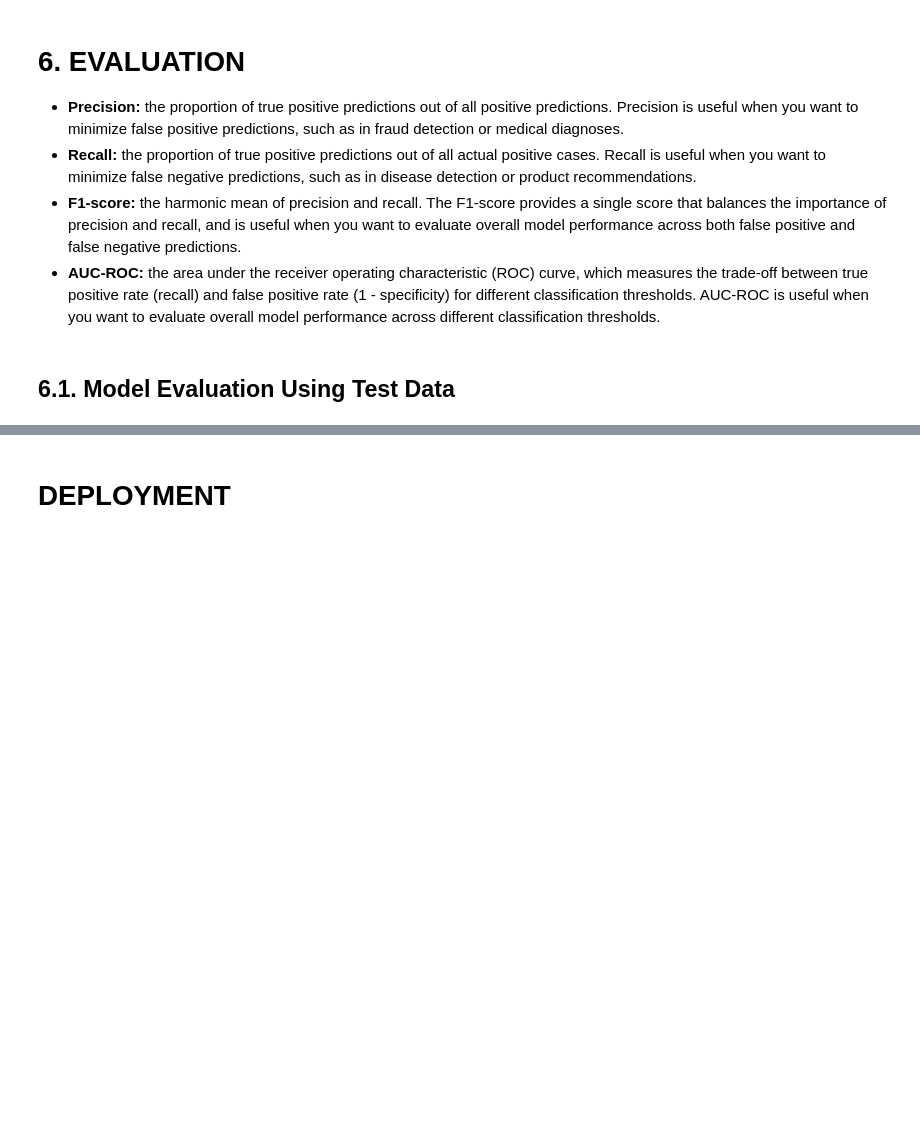
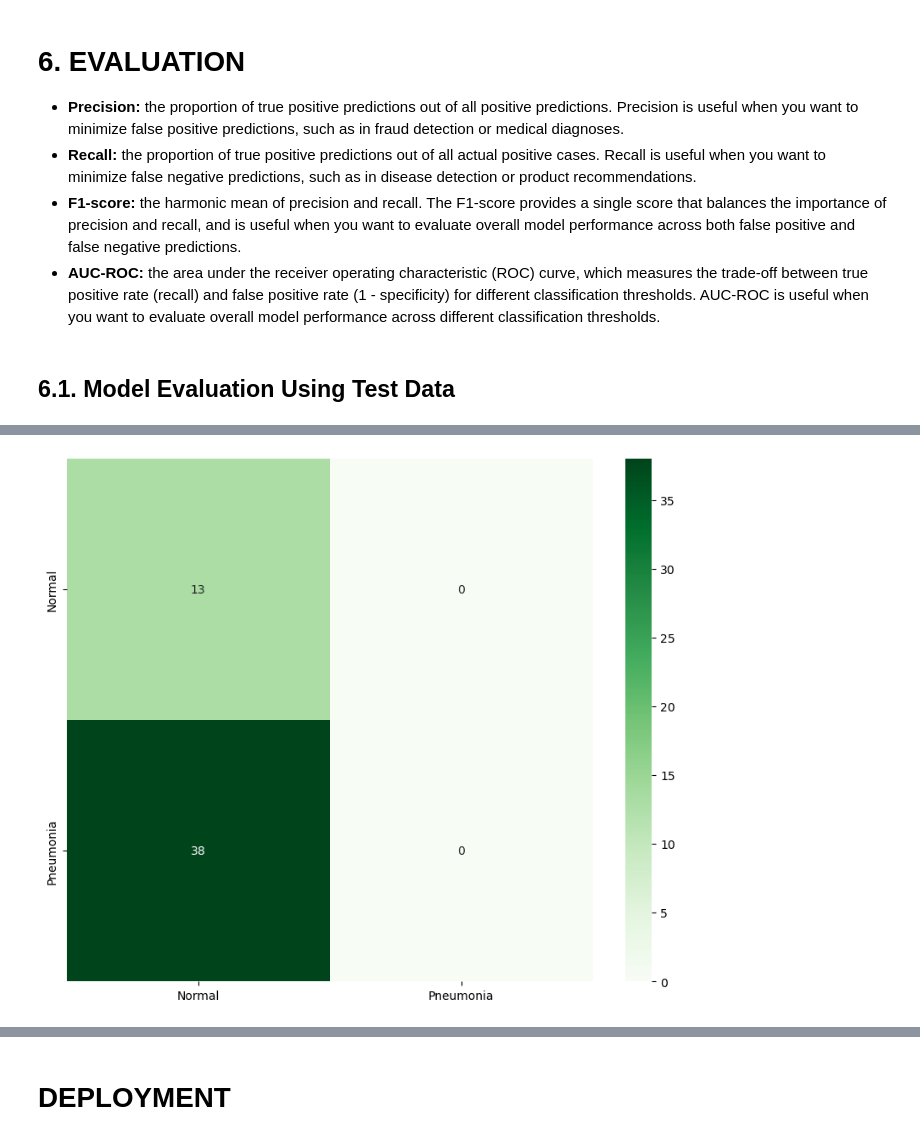
Before and after one commit to BrianKip035/-Image-Classification-with-Deep-Learning, a Jupyter notebook: notebook.ipynb, the cells around one changed output, grey strips where cells are left out. Drawn from its saved outputs; the diff is of its cells as text; code cells hidden in the pictures; blank space fills up the shorter version.

```diff
--- a/notebook.ipynb
+++ b/notebook.ipynb
@@ -168,12 +222,14 @@ test_dir = test_path
 # Create an ImageDataGenerator object for data augmentation
 train_datagen = ImageDataGenerator(
     rescale=1./255,
-    rotation_range=20,
+    rotation_range=0,
     width_shift_range=0.2,
     height_shift_range=0.2,
     shear_range=0.2,
     zoom_range=0.2,
     horizontal_flip=True,
+    vertical_flip=True,
+    brightness_range=(0.8, 1.2),
     fill_mode='nearest')
 
 # Create an ImageDataGenerator object for the validation data
@@ -385,5 +489,24 @@ tuner = RandomSearch(hypermodel,
 * **Recall:** the proportion of true positive predictions out of all actual positive cases. Recall is useful when you want to minimize false negative predictions, such as in disease detection or product recommendations.
 * **F1-score:** the harmonic mean of precision and recall. The F1-score provides a single score that balances the importance of precision and recall, and is useful when you want to evaluate overall model performance across both false positive and false negative predictions.
 * **AUC-ROC:** the area under the receiver operating characteristic (ROC) curve, which measures the trade-off between true positive rate (recall) and false positive rate (1 - specificity) for different classification thresholds. AUC-ROC is useful when you want to evaluate overall model performance across different classification thresholds.
+# %%
+# Load the saved model
+final_model = tf.keras.models.load_model('deku_model.h5')
+
+# Evaluate the model on the test data
+test_loss, test_acc = final_model.evaluate(test_generator)
+
+print(f'Test loss: {test_loss}')
+print(f'Test accuracy: {test_acc}')
 # %% [markdown]
 ## 6.1. Model Evaluation Using Test Data
+# %%
+# Train the model on the data
+final_history = final_model.fit(train_generator, epochs=10, validation_data=test_generator)
+# %%
+y_test = test_generator.classes
+y_pred = final_model.predict(test_generator)
+y_pred[y_pred>0.5]=1
+y_pred[y_pred<0.5]=0
+
+print(classification_report(y_test,y_pred,target_names=['Normal','Pneumonia']))
@@ -389,0 +523,8 @@ tuner = RandomSearch(hypermodel,
+# %%
+plt.figure(figsize=(10,8))
+sns.heatmap(confusion_matrix(y_test, y_pred),annot=True,
+           fmt='.3g',xticklabels=['Normal', 'Pneumonia'],
+           yticklabels=['Normal', 'Pneumonia'],cmap='Greens')
+plt.show()
+# %% [output]
+[figure, added]
```
Also changed, not shown: parts of 36 cells of this notebook.
